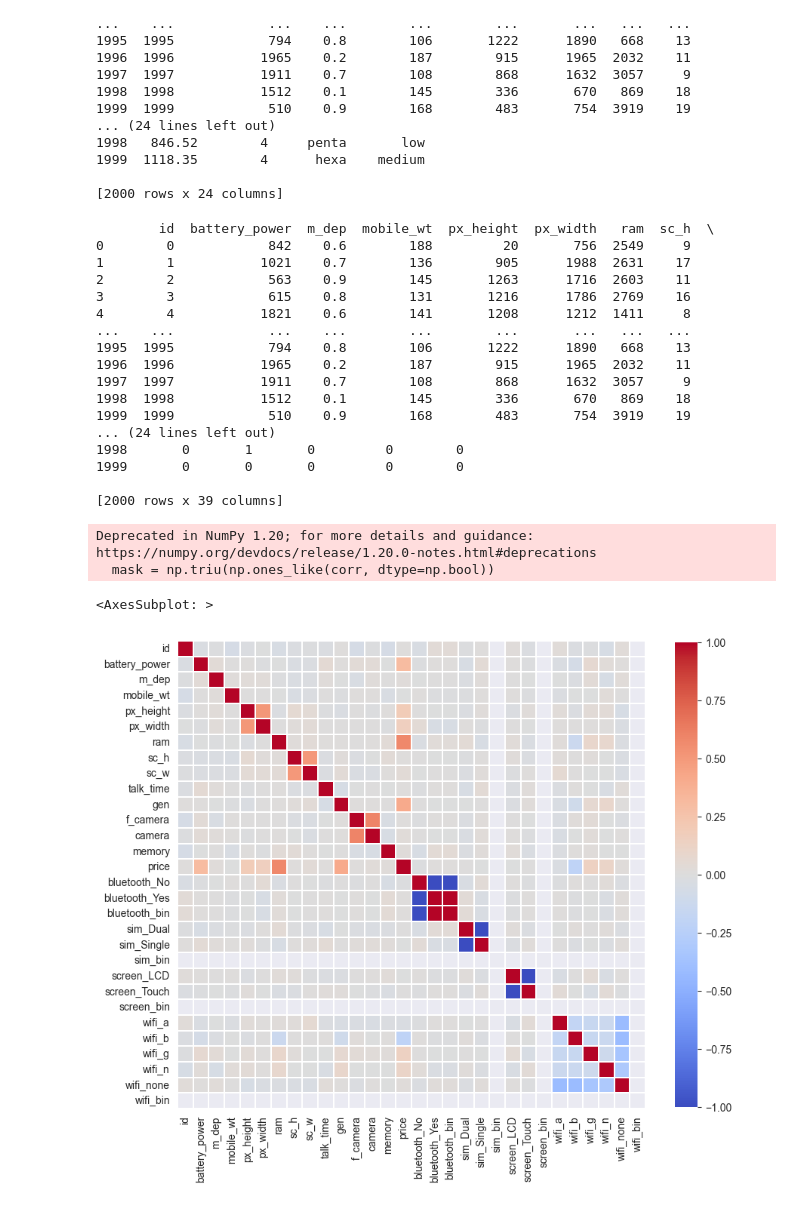
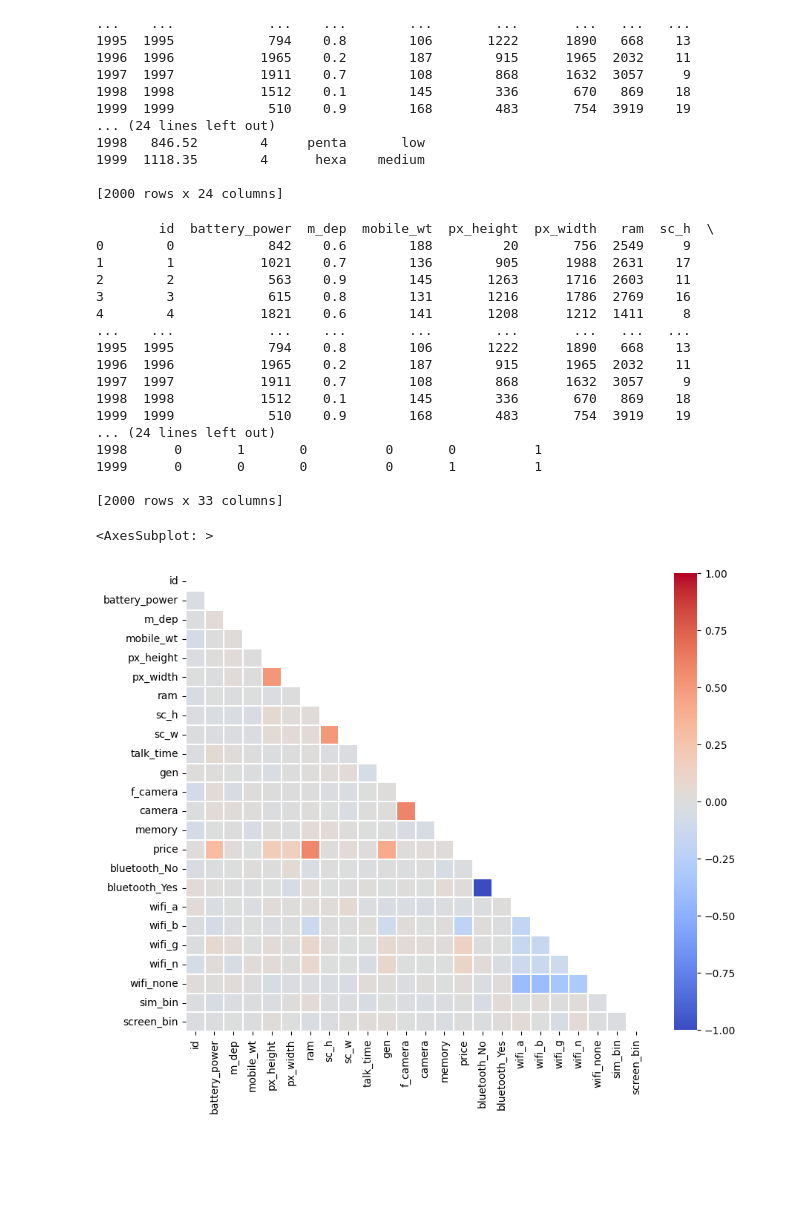
Before and after one commit to shaharariel95/Python-Class, a Jupyter notebook: mobile_prices2/mobile_prices2.ipynb, the cells around one changed output. Cells and saved outputs as stored; diff of their text form; code cells hidden in the pictures; blank space fills up the shorter version.

```diff
--- a/mobile_prices2/mobile_prices2.ipynb
+++ b/mobile_prices2/mobile_prices2.ipynb
@@ -42,6 +46,7 @@ task 2)
 # %%
 ordinal_features = ['gen', 'cores', 'speed']
-nominal_features = ['bluetooth', 'sim', 'screen', 'wifi']
+nominal_features_hotones = ['bluetooth', 'wifi']
+nominal_features_binary = ['sim', 'screen']
 
 for feature in ordinal_features:
     df[feature + '_ord'] = pd.Categorical(df[feature],ordered=True)
@@ -66,10 +71,11 @@ print(df)
 
 [2000 rows x 24 columns]
 # %%
-for feature in nominal_features:
+for feature in nominal_features_hotones:
     one_hot = pd.get_dummies(df[feature], prefix=feature)
     df = pd.concat([df, one_hot], axis=1)
-    df[feature+'_bin'] = df[feature].apply(lambda x: 1 if x=='Yes' else 0)
+df['sim_bin'] = df['sim'].apply(lambda x: 0 if x =='Single' else 1)
+df['screen_bin'] = df['screen'].apply(lambda x: 0 if x =='LCD' else 1)
 print(df)
 # %% [output]
         id  battery_power  m_dep  mobile_wt  px_height  px_width   ram  sc_h  \
@@ -85,20 +91,18 @@ print(df)
 1998  1998           1512    0.1        145        336       670   869    18
 1999  1999            510    0.9        168        483       754  3919    19
 ... (24 lines left out)
-1998       0       1       0         0        0
-1999       0       0       0         0        0
+1998      0       1       0          0       0          1
+1999      0       0       0          0       1          1
 
-[2000 rows x 39 columns]
+[2000 rows x 33 columns]
 # %%
 corr = df.corr()
-mask = np.triu(np.ones_like(corr, dtype=np.bool))
+mask = np.triu(np.ones_like(corr, dtype=np.bool_))
 plt.figure(figsize=(10, 10))
 sns.heatmap(corr,xticklabels = corr.columns, yticklabels = corr.columns, cmap="coolwarm",vmax=1 ,center=0,
-            square=True, linewidths=.3, cbar_kws={"shrink": .8})
+            square=True, linewidths=.3, cbar_kws={"shrink": .8},mask=mask)
 # %% [output]
-Deprecated in NumPy 1.20; for more details and guidance: https://numpy.org/devdocs/release/1.20.0-notes.html#deprecations
-  mask = np.triu(np.ones_like(corr, dtype=np.bool))
+<AxesSubplot: >
-<AxesSubplot: >
-[figure, old version]
+[figure, new version]
 # %%
 df.to_csv('mobile_prices_converted.csv', index=False)
```
Also changed, not shown: parts of 16 cells of this notebook.
